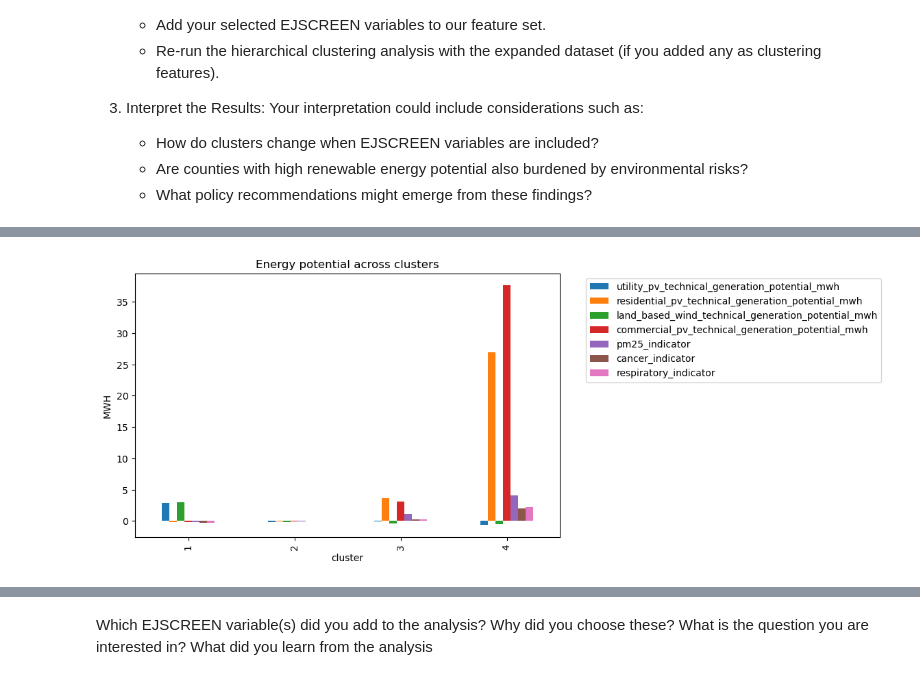
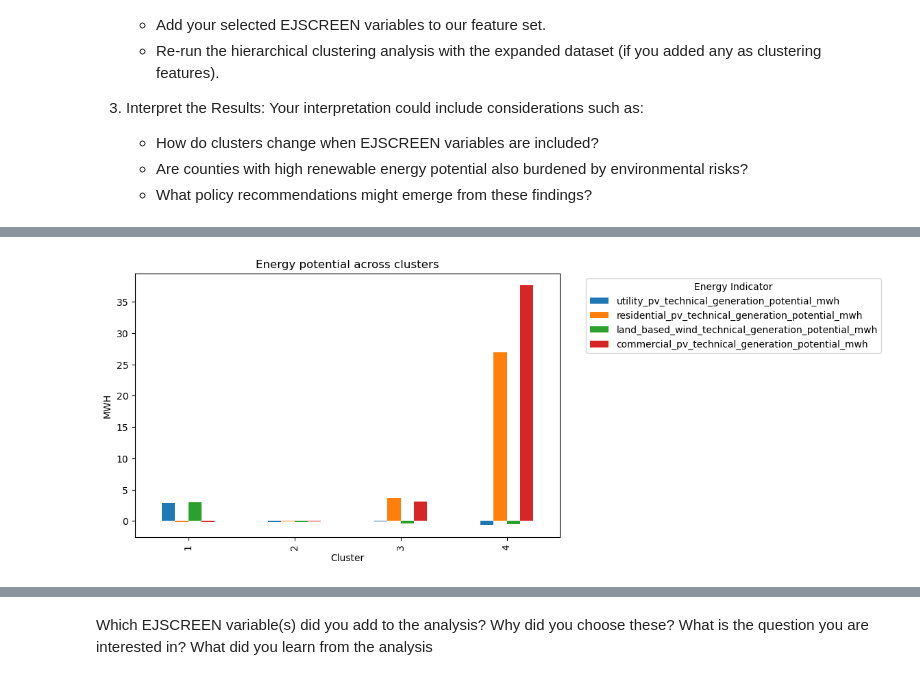
Before and after one commit to haylee360/EDS232-labs, a Jupyter notebook: Week8/lab8-ej-clustering.ipynb, the cells around one changed output, grey strips where cells are left out. Drawn from its saved outputs; the diff is of its cells as text; code cells hidden in the pictures.

```diff
--- a/Week8/lab8-ej-clustering.ipynb
+++ b/Week8/lab8-ej-clustering.ipynb
@@ -220,16 +212,23 @@ mean_new
 | 2 | -0.184742 | -0.121549 | -0.185776 | -0.104943 | ... |
 | 3 | -0.076363 | 3.631745 | -0.382148 | 3.046819 | ... |
 | 4 | -0.661236 | 26.888227 | -0.527199 | 37.606587 | ... |
+# %%
+# Split the new data frame into 2 separate dfs for plotting
+air_df = mean_new[['pm25_indicator', 'cancer_indicator', 'respiratory_indicator']]
+
+energy_df = mean_new[['utility_pv_technical_generation_potential_mwh',
+'residential_pv_technical_generation_potential_mwh',
+'land_based_wind_technical_generation_potential_mwh',
+'commercial_pv_technical_generation_potential_mwh']]
 # %%
-# Plot dodged Bar Chart
-mean_new.plot(kind="bar", figsize=(8, 5))
+# Plot the energy features again
+energy_df.plot(kind="bar", figsize=(8, 5))
 
-# plt.xlabel("Cluster")
+plt.xlabel("Cluster")
 plt.ylabel("MWH")
 plt.title("Energy potential across clusters")
-plt.legend(title="Energy Indicator")
-plt.legend(bbox_to_anchor=(1.05, 1), loc='upper left')
+plt.legend(bbox_to_anchor=(1.05, 1), loc='upper left', title="Energy Indicator")
 
 plt.show()
 # %% [output]
-[figure, old version]
+[figure, new version]
```
Also changed, not shown: parts of 14 cells of this notebook.
